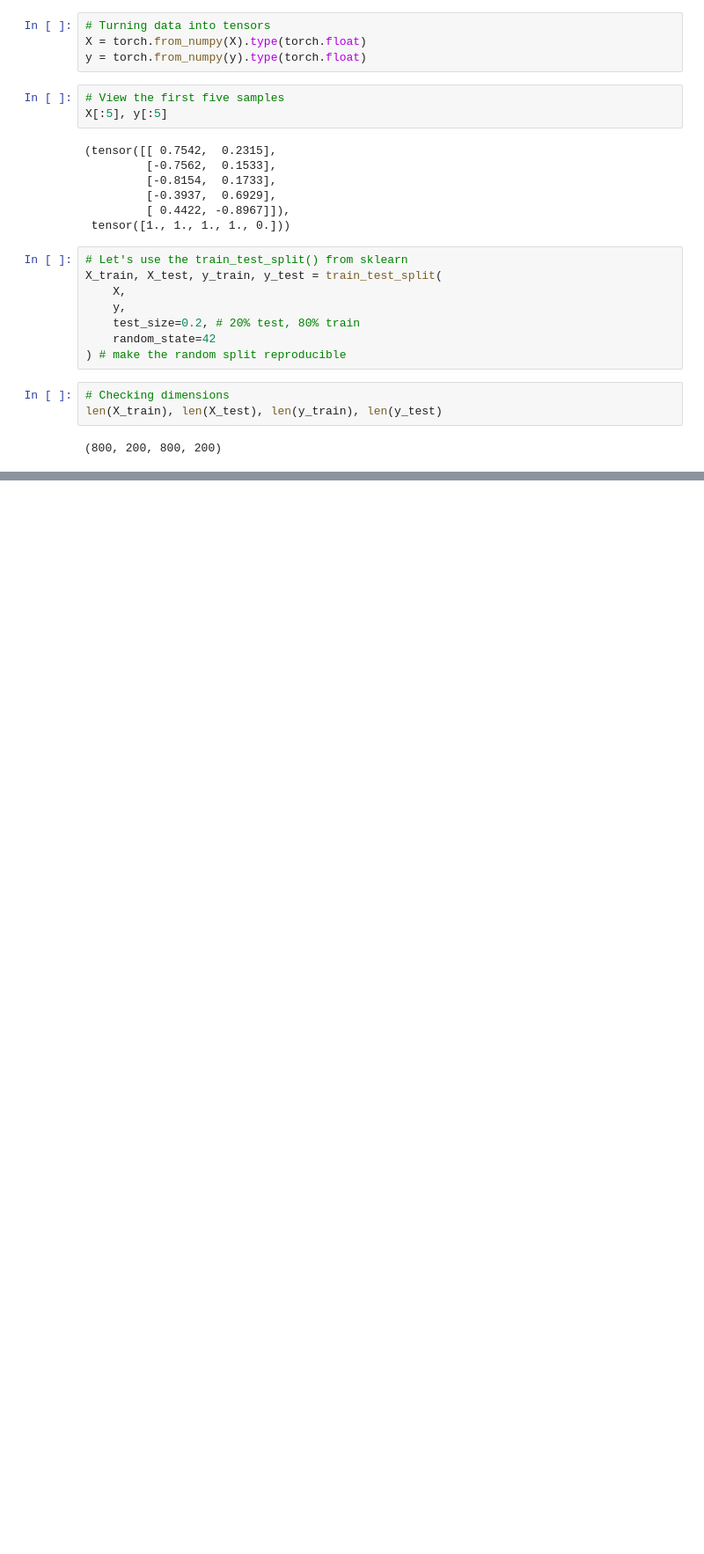
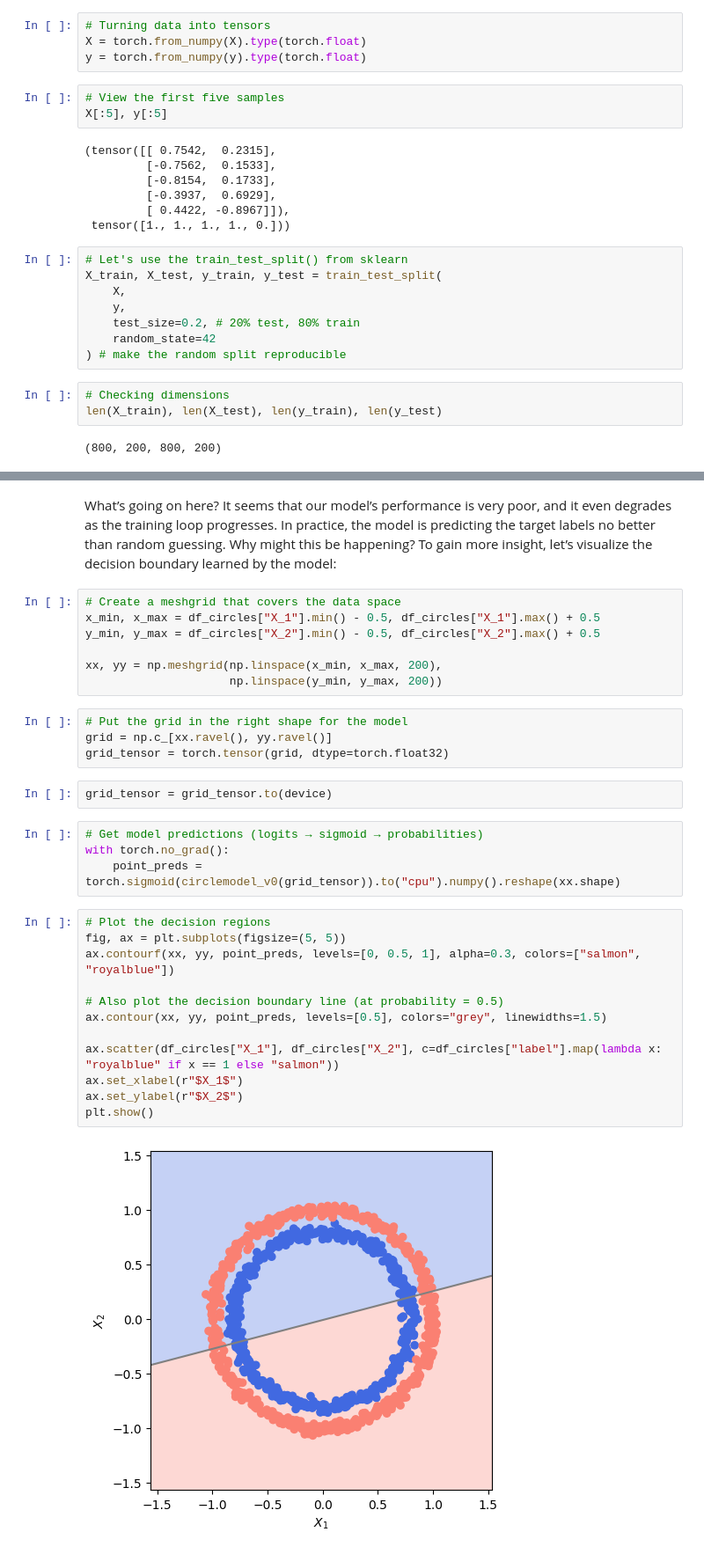
Before and after one commit to mirko-leccese/The-Machine-Learning-Project, a Jupyter notebook: pytorch/introduction-to-neural-networks.ipynb, the cells around one changed output, grey strips where cells are left out. Shown at 88% size. Drawn from its saved outputs; the diff is of its cells as text; blank space fills up the shorter version.

```diff
--- a/pytorch/introduction-to-neural-networks.ipynb
+++ b/pytorch/introduction-to-neural-networks.ipynb
@@ -166,0 +451,33 @@ len(X_train), len(X_test), len(y_train), len(y_test)
+# %% [markdown]
+What’s going on here? It seems that our model’s performance is very poor, and it even degrades as the training loop progresses. In practice, the model is predicting the target labels no better than random guessing. Why might this be happening? To gain more insight, let’s visualize the decision boundary learned by the model:
+# %%
+# Create a meshgrid that covers the data space
+x_min, x_max = df_circles["X_1"].min() - 0.5, df_circles["X_1"].max() + 0.5
+y_min, y_max = df_circles["X_2"].min() - 0.5, df_circles["X_2"].max() + 0.5
+
+xx, yy = np.meshgrid(np.linspace(x_min, x_max, 200),
+                     np.linspace(y_min, y_max, 200))
+# %%
+# Put the grid in the right shape for the model
+grid = np.c_[xx.ravel(), yy.ravel()]
+grid_tensor = torch.tensor(grid, dtype=torch.float32)
+# %%
+grid_tensor = grid_tensor.to(device)
+# %%
+# Get model predictions (logits → sigmoid → probabilities)
+with torch.no_grad():
+    point_preds = torch.sigmoid(circlemodel_v0(grid_tensor)).to("cpu").numpy().reshape(xx.shape)
+# %%
+# Plot the decision regions
+fig, ax = plt.subplots(figsize=(5, 5))
+ax.contourf(xx, yy, point_preds, levels=[0, 0.5, 1], alpha=0.3, colors=["salmon", "royalblue"])
+
+# Also plot the decision boundary line (at probability = 0.5)
+ax.contour(xx, yy, point_preds, levels=[0.5], colors="grey", linewidths=1.5)
+
+ax.scatter(df_circles["X_1"], df_circles["X_2"], c=df_circles["label"].map(lambda x: "royalblue" if x == 1 else "salmon"))
+ax.set_xlabel(r"$X_1$")
+ax.set_ylabel(r"$X_2$")
+plt.show()
+# %% [output]
+[figure, added]
```
Also changed, not shown: parts of 43 cells of this notebook.
